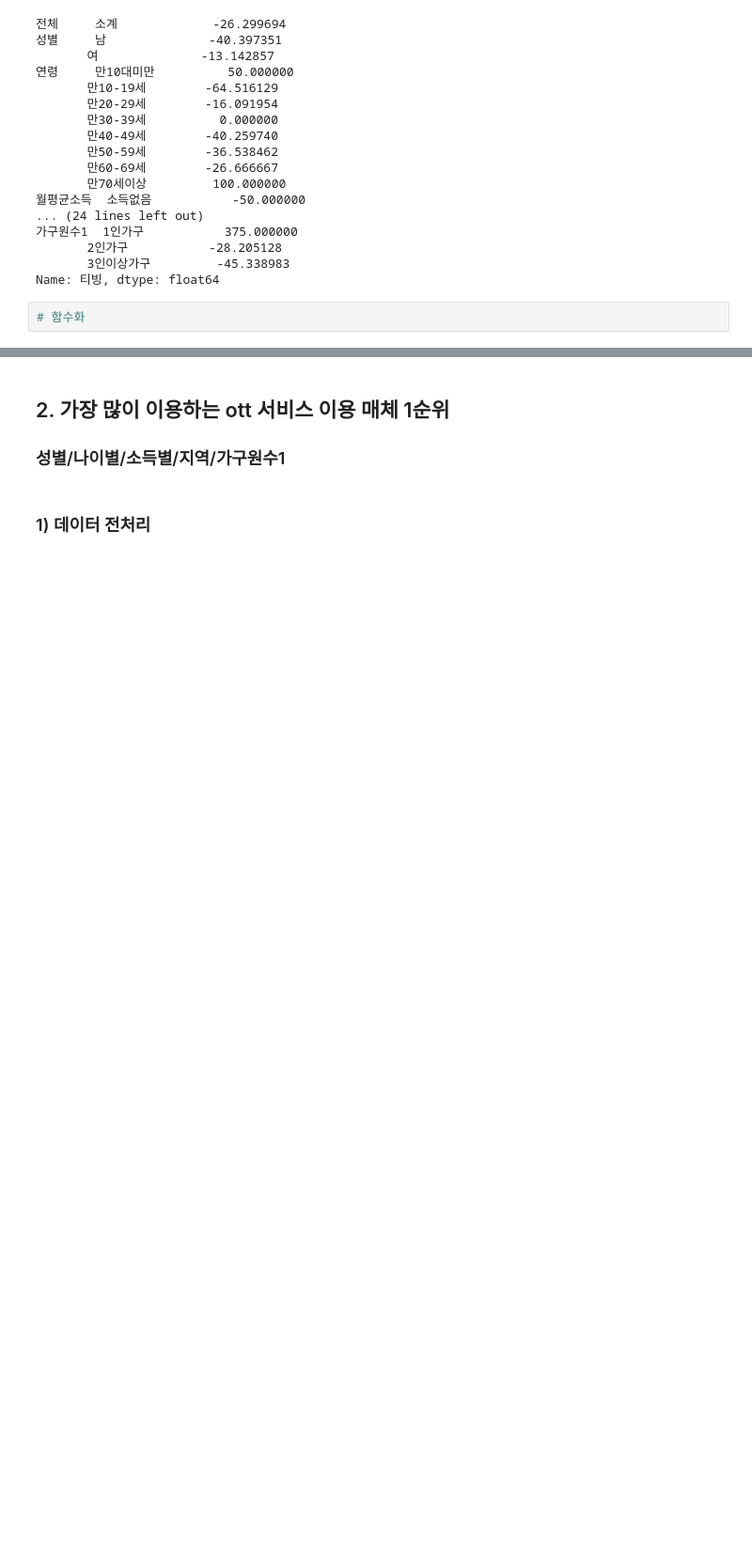
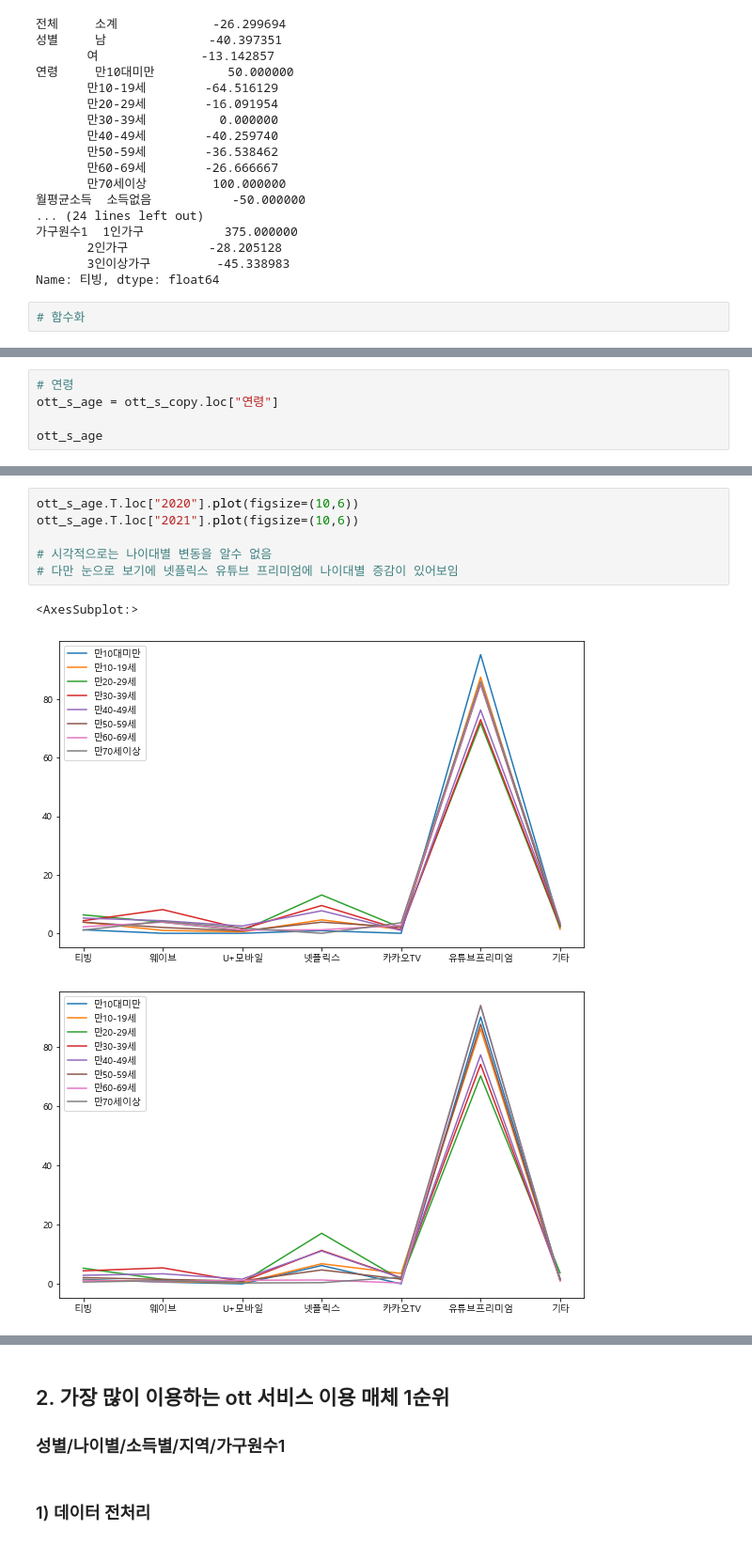
Before and after one commit to eesomin/midproject, a Jupyter notebook: nsm1/NSM_중간프로젝트- OTT 서비스.ipynb, the cells around one changed output, grey strips where cells are left out. Shown at 94% size. Cells and saved outputs as stored; diff of their text form; blank space fills up the shorter version.

```diff
--- a/nsm1/NSM_중간프로젝트- OTT 서비스.ipynb
+++ b/nsm1/NSM_중간프로젝트- OTT 서비스.ipynb
@@ -300,0 +293,5 @@ ott_service_20_21
+# %%
+# 연령
+ott_s_age = ott_s_copy.loc["연령"]
+
+ott_s_age
@@ -300,0 +309,10 @@ ott_service_20_21
+# %%
+ott_s_age.T.loc["2020"].plot(figsize=(10,6))
+ott_s_age.T.loc["2021"].plot(figsize=(10,6))
+
+# 시각적으로는 나이대별 변동을 알수 없음
+# 다만 눈으로 보기에 넷플릭스 유튜브 프리미엄에 나이대별 증감이 있어보임
+# %% [output]
+<AxesSubplot:>
+[figure, added]
+[figure, added]
```
Also changed, not shown: parts of 42 cells of this notebook, 6 other files.
